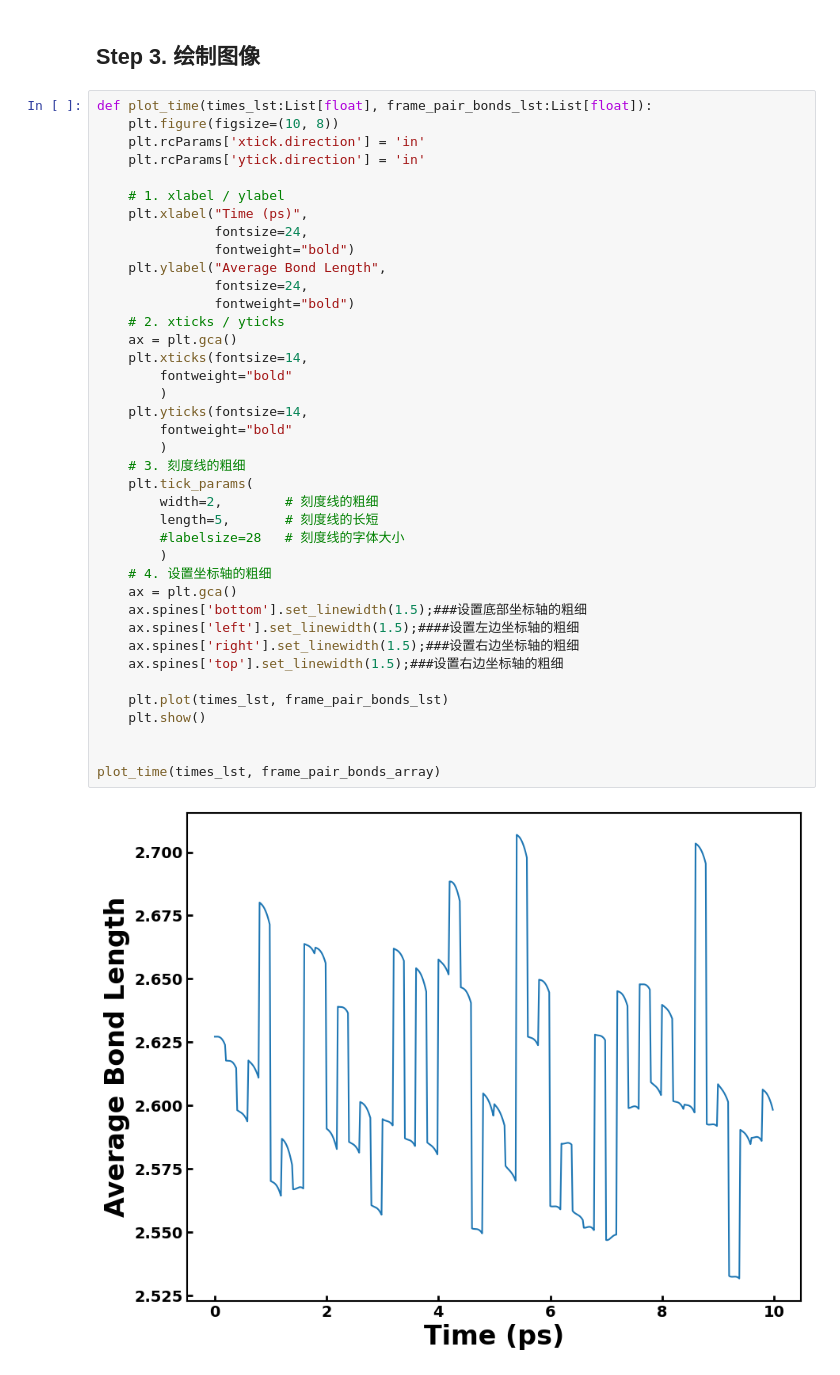
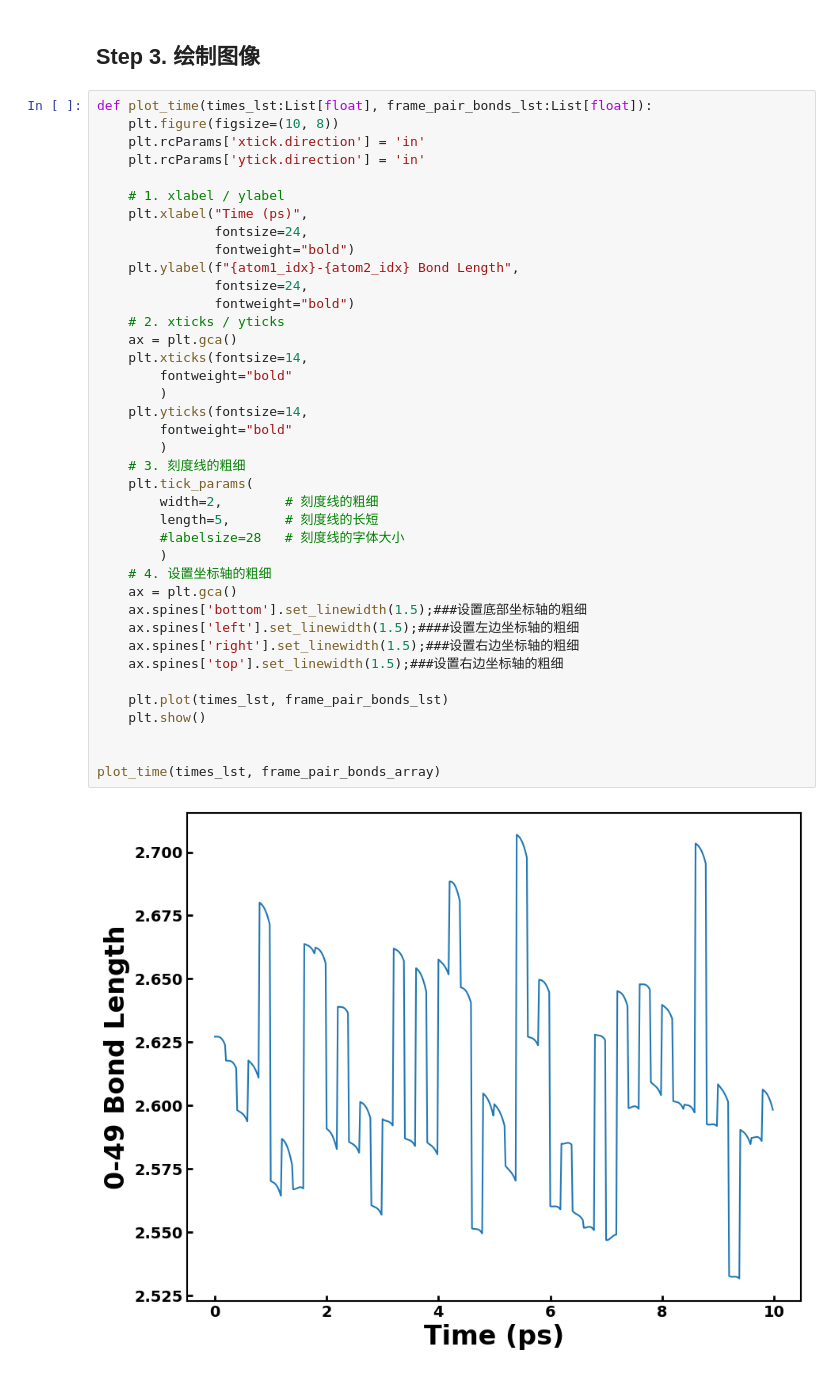
Before and after one commit to lhycms/MaterSDK, a Jupyter notebook: demo/toolkit/pwmat/bondfft.ipynb, the cells around one changed output. Cells and saved outputs as stored; diff of their text form.

```diff
--- a/demo/toolkit/pwmat/bondfft.ipynb
+++ b/demo/toolkit/pwmat/bondfft.ipynb
@@ -162,34 +162,34 @@ def plot_time(times_lst:List[float], frame_pair_bonds_lst:List[float]):
     plt.xlabel("Time (ps)",
                fontsize=24,
                fontweight="bold")
-    plt.ylabel("Average Bond Length",
+    plt.ylabel(f"{atom1_idx}-{atom2_idx} Bond Length",
                fontsize=24,
                fontweight="bold")
     # 2. xticks / yticks
     ax = plt.gca()
     plt.xticks(fontsize=14,
         fontweight="bold"
         )
     plt.yticks(fontsize=14,
         fontweight="bold"
         )
     # 3. 刻度线的粗细
     plt.tick_params(
         width=2,        # 刻度线的粗细
         length=5,       # 刻度线的长短
         #labelsize=28   # 刻度线的字体大小
         )
     # 4. 设置坐标轴的粗细
     ax = plt.gca()
     ax.spines['bottom'].set_linewidth(1.5);###设置底部坐标轴的粗细
     ax.spines['left'].set_linewidth(1.5);####设置左边坐标轴的粗细
     ax.spines['right'].set_linewidth(1.5);###设置右边坐标轴的粗细
     ax.spines['top'].set_linewidth(1.5);###设置右边坐标轴的粗细
 
     plt.plot(times_lst, frame_pair_bonds_lst)
     plt.show()
 
 
 plot_time(times_lst, frame_pair_bonds_array)
 # %% [output]
-[figure, old version]
+[figure, new version]
```
